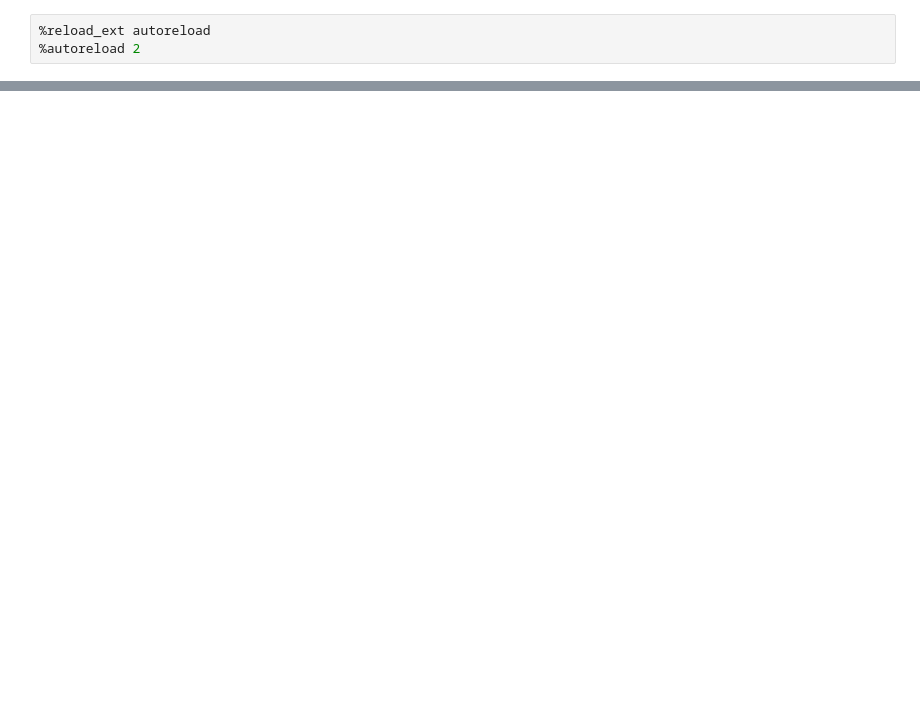
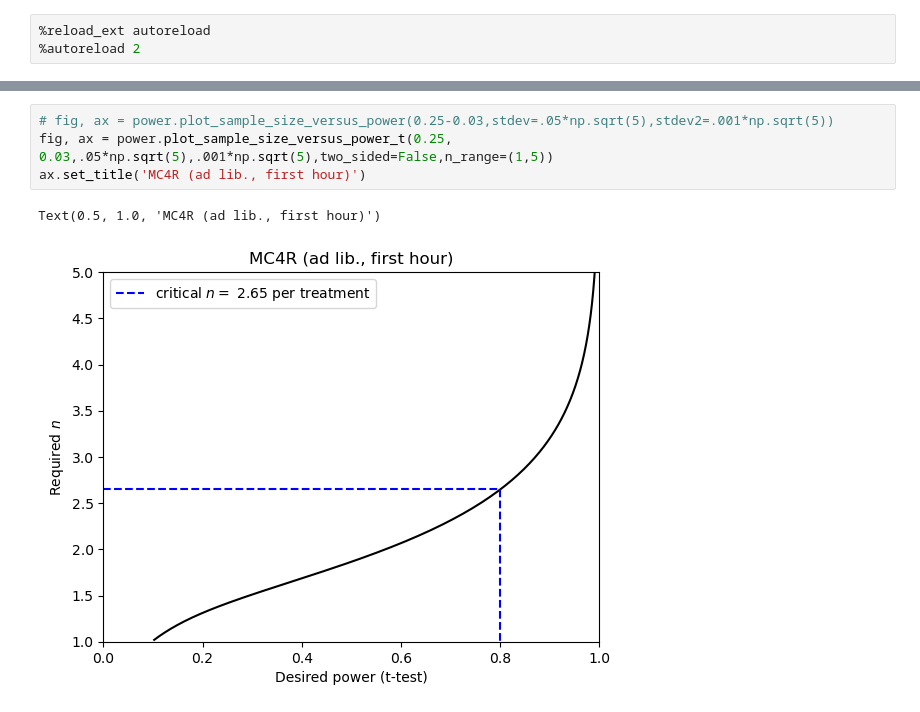
Before and after one commit to yemabio/stat_tests, a Jupyter notebook: scripts/power_analysis.ipynb, the cells around one changed output, grey strips where cells are left out. Saved outputs shown, nothing was run; the diff lists cells and outputs as text; blank space fills up the shorter version.

```diff
--- a/scripts/power_analysis.ipynb
+++ b/scripts/power_analysis.ipynb
@@ -20,0 +19,7 @@ Text(0.5, 1.0, 'Pdyn/PB (first hour)')
+# %%
+# fig, ax = power.plot_sample_size_versus_power(0.25-0.03,stdev=.05*np.sqrt(5),stdev2=.001*np.sqrt(5))
+fig, ax = power.plot_sample_size_versus_power_t(0.25, 0.03,.05*np.sqrt(5),.001*np.sqrt(5),two_sided=False,n_range=(1,5))
+ax.set_title('MC4R (ad lib., first hour)')
+# %% [output]
+Text(0.5, 1.0, 'MC4R (ad lib., first hour)')
+[figure, added]
```
Also changed, not shown: parts of 8 cells of this notebook, 1 other file.
